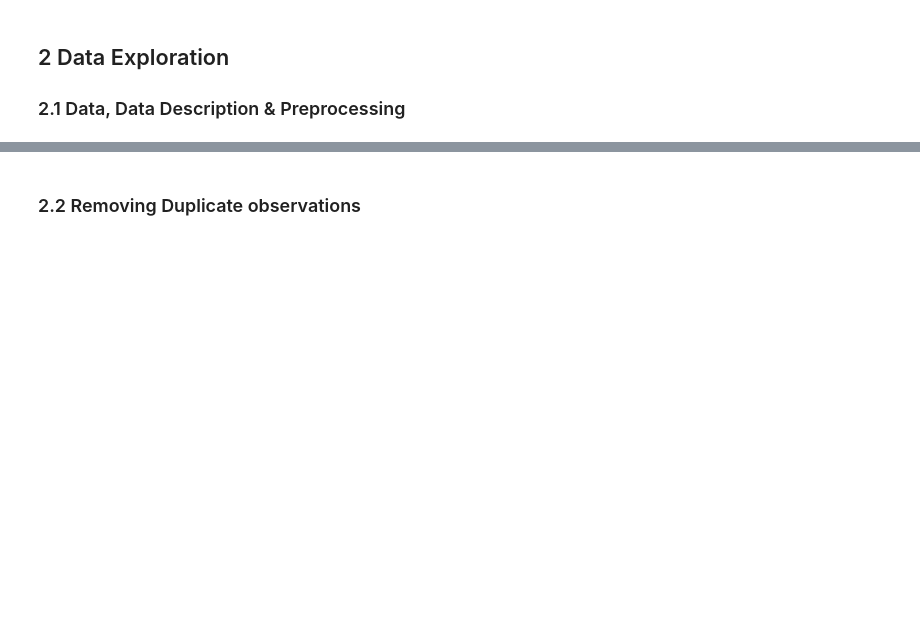
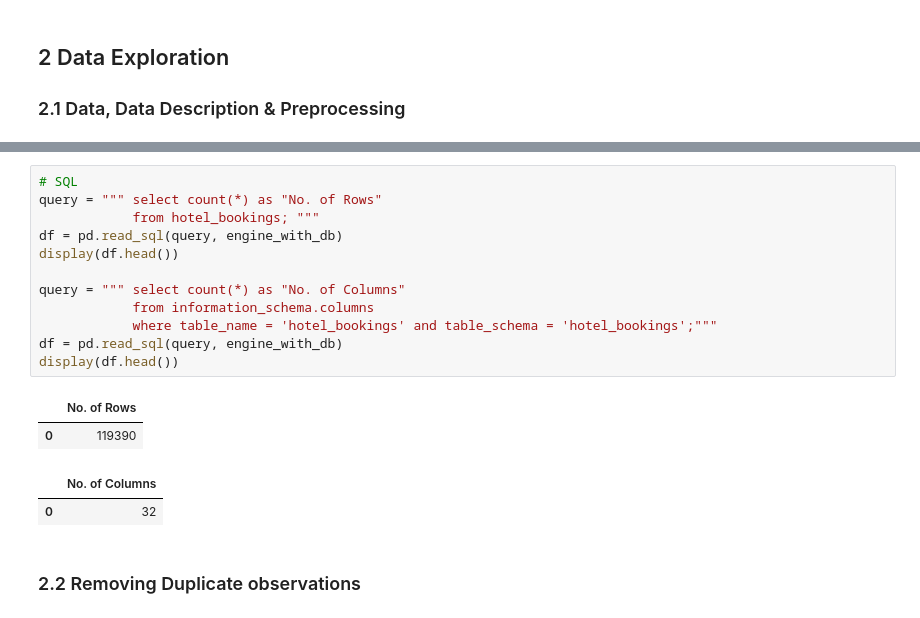
Before and after one commit to robinyUArizona/Hotel-Booking-Demand, a Jupyter notebook: notebooks/02_eda_feature_engineering-hotel_bookings_cancellation.ipynb, the cells around one changed output, grey strips where cells are left out. Cells and saved outputs as stored; diff of their text form; blank space fills up the shorter version.

```diff
--- a/notebooks/02_eda_feature_engineering-hotel_bookings_cancellation.ipynb
+++ b/notebooks/02_eda_feature_engineering-hotel_bookings_cancellation.ipynb
@@ -141,6 +141,23 @@ Data columns (total 32 columns):
 dtypes: float64(4), int64(16), object(12)
 memory usage: 29.1+ MB
 None
+# %%
+# SQL
+query = """ select count(*) as "No. of Rows"
+            from hotel_bookings; """
+df = pd.read_sql(query, engine_with_db)
+display(df.head())
+
+query = """ select count(*) as "No. of Columns"
+            from information_schema.columns
+            where table_name = 'hotel_bookings' and table_schema = 'hotel_bookings';"""
+df = pd.read_sql(query, engine_with_db)
+display(df.head())
+# %% [output]
+|  | No. of Rows |
+| 0 | 119390 |
+|  | No. of Columns |
+| 0 | 32 |
 # %% [markdown]
 ### 2.2 Removing Duplicate observations
 # %%
```
Also changed, not shown: parts of 2 cells of this notebook, 1 other file.
